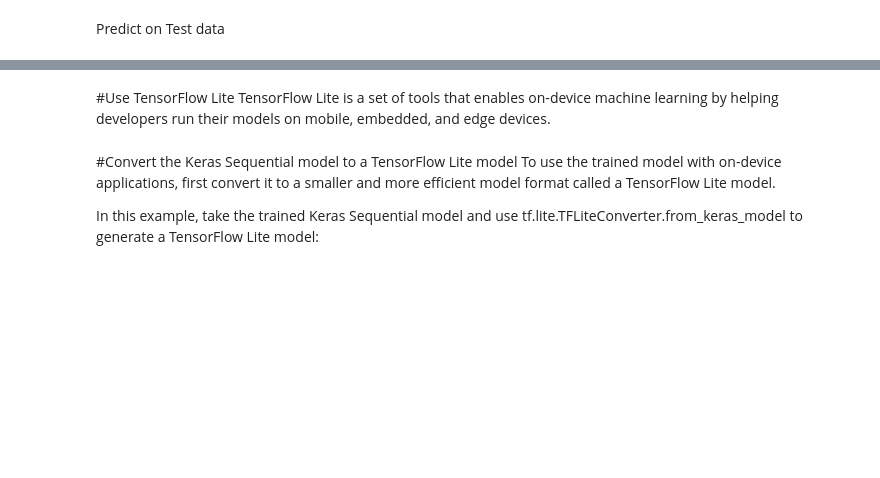
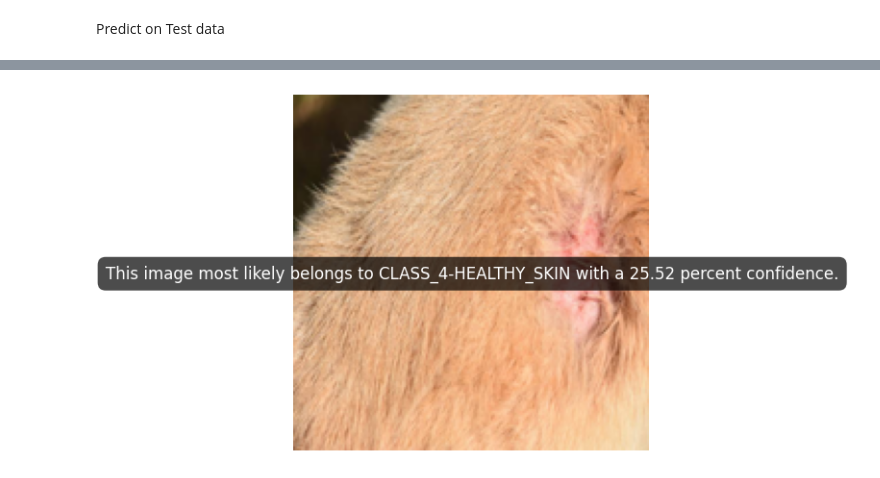
Before and after one commit to radhakrishnan-omotec/iris24-kiara, a Jupyter notebook: Skin_Diseases_KiaraPatel_Part2.ipynb, the cells around one changed output, grey strips where cells are left out. Saved outputs shown, nothing was run; the diff lists cells and outputs as text; code cells hidden in the pictures; blank space fills up the shorter version.

```diff
--- a/Skin_Diseases_KiaraPatel_Part2.ipynb
+++ b/Skin_Diseases_KiaraPatel_Part2.ipynb
@@ -574,7 +571,7 @@ from PIL import Image
 import matplotlib.patches as patches
 
 # Define the path to your image file directly
-test_path = "/content/drive/MyDrive/1.ALL-RESEARCH/IRIS-KIARA/DATASET/CLASS_1-FUNGAL_INFECTIONS/fungal infection/istockphoto-1012444688-612x612.jpeg"
+test_path = "/content/drive/MyDrive/1.ALL-RESEARCH/IRIS-KIARA/DATASET/CLASS_2-BACTERIAL_DERMATOSIS/istockphoto-1072387086-612x612.jpeg"
 
 # Load and preprocess the image
 img = tf.keras.utils.load_img(test_path, target_size=(img_height, img_width))
@@ -605,3 +602,4 @@ plt.text(
 
 # Display the image with the text
 plt.show()
+# %% [output]
@@ -608,8 +607 @@ plt.show()
+[figure, added]
-# %% [markdown]
-#Use TensorFlow Lite
-TensorFlow Lite is a set of tools that enables on-device machine learning by helping developers run their models on mobile, embedded, and edge devices.
-# %% [markdown]
-#Convert the Keras Sequential model to a TensorFlow Lite model
-To use the trained model with on-device applications, first convert it to a smaller and more efficient model format called a TensorFlow Lite model.
-
-In this example, take the trained Keras Sequential model and use tf.lite.TFLiteConverter.from_keras_model to generate a TensorFlow Lite model:
```
Also changed, not shown: parts of 27 cells of this notebook.
